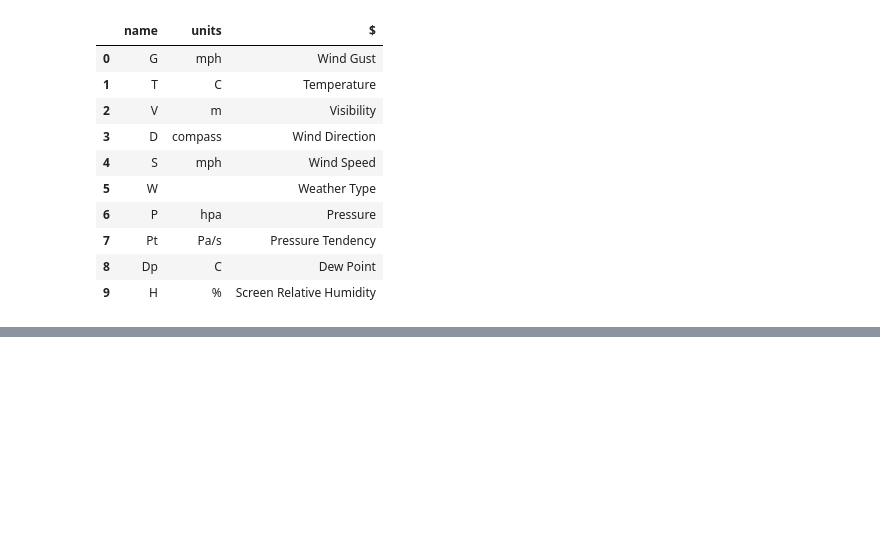
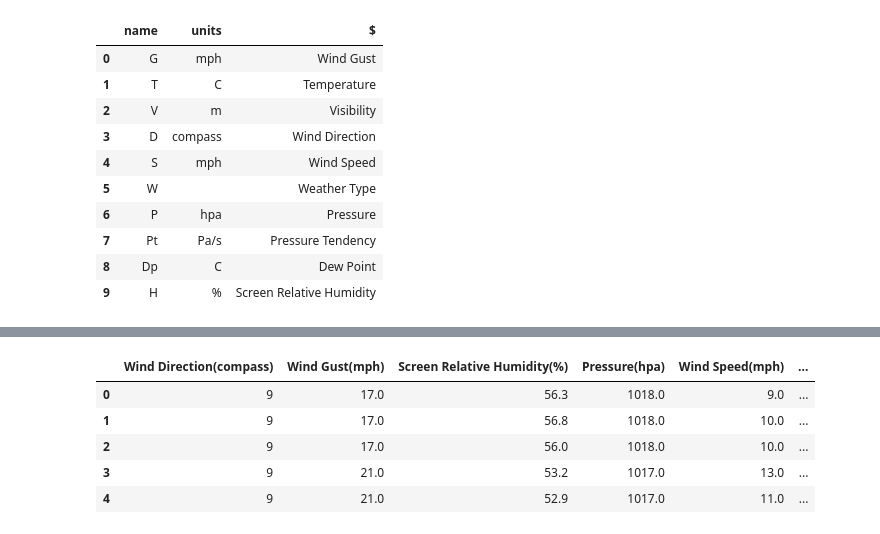
Before and after one commit to jayasooryantm/weather-prediction, a Jupyter notebook: Version 1.ipynb, the cells around one changed output, grey strips where cells are left out. Saved outputs shown, nothing was run; the diff lists cells and outputs as text; code cells hidden in the pictures; blank space fills up the shorter version.

Commit message:
finished preliminary data preparation

```diff
--- a/Version 1.ipynb
+++ b/Version 1.ipynb
@@ -122,0 +133,5 @@ weather_data
+# %%
+column_datatypes = {'Wind Direction(compass)':int, 'Wind Gust(mph)':float,
+       'Screen Relative Humidity(%)':float, 'Pressure(hpa)':float, 'Wind Speed(mph)':float,
+       'Temperature(C)':float, 'Visibility(m)':float, 'Weather Type':int, 'Pressure Tendency':int,
+       'Dew Point(C)':float, 'Minutes Since 12o Clock':int}
@@ -122,0 +158,2 @@ weather_data
+# %%
+weather_data = weather_data.astype(column_datatypes)
@@ -122,0 +182,15 @@ weather_data
+# %%
+weather_data['day'] = weather_data['date'].dt.day
+weather_data['month'] = weather_data['date'].dt.month
+weather_data['year'] = weather_data['date'].dt.year
+# %%
+weather_data.drop('date', axis=1, inplace=True)
+# %%
+weather_data.head()
+# %% [output]
+|  | Wind Direction(compass) | Wind Gust(mph) | Screen Relative Humidity(%) | Pressure(hpa) | Wind Speed(mph) | ... |
+| 0 | 9 | 17.0 | 56.3 | 1018.0 | 9.0 | ... |
+| 1 | 9 | 17.0 | 56.8 | 1018.0 | 10.0 | ... |
+| 2 | 9 | 17.0 | 56.0 | 1018.0 | 10.0 | ... |
+| 3 | 9 | 21.0 | 53.2 | 1017.0 | 13.0 | ... |
+| 4 | 9 | 21.0 | 52.9 | 1017.0 | 11.0 | ... |
```
Also changed, not shown: parts of 10 cells of this notebook.
